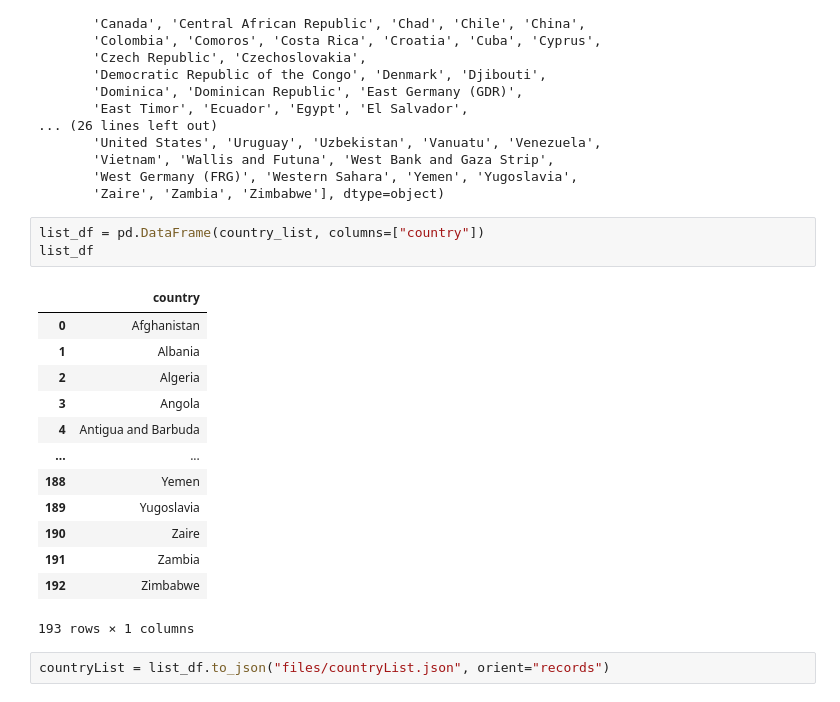
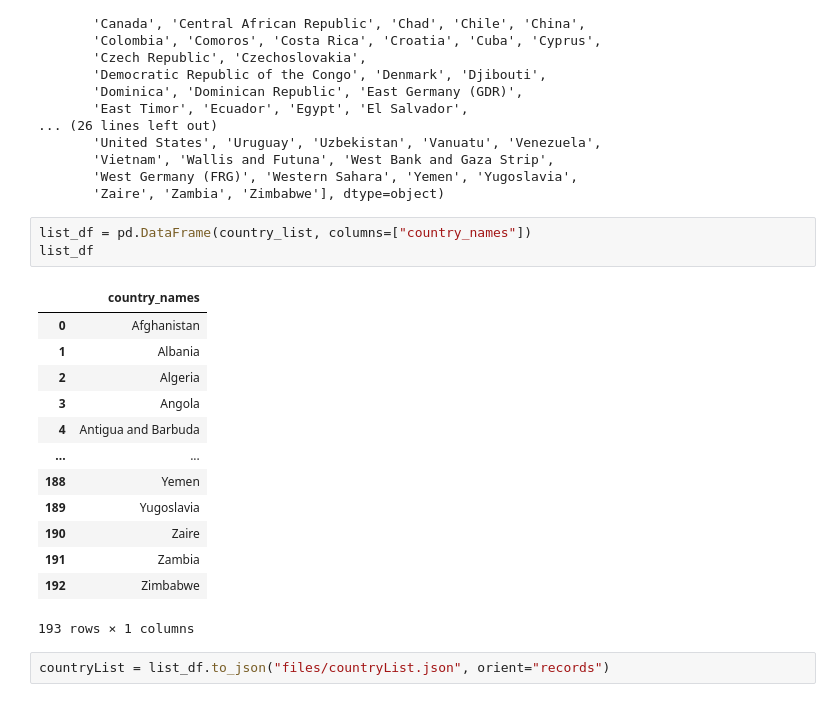
Before and after one commit to 52Godfrey/Resettling-Security-Project, a Jupyter notebook: Terrorism_data/terrorismdata.ipynb, the cells around one changed output. Drawn from its saved outputs; the diff is of its cells as text.

```diff
--- a/Terrorism_data/terrorismdata.ipynb
+++ b/Terrorism_data/terrorismdata.ipynb
@@ -241,10 +241,10 @@ array(['Afghanistan', 'Albania', 'Algeria', 'Angola',
        'West Germany (FRG)', 'Western Sahara', 'Yemen', 'Yugoslavia',
        'Zaire', 'Zambia', 'Zimbabwe'], dtype=object)
 # %%
-list_df = pd.DataFrame(country_list, columns=["country"])
+list_df = pd.DataFrame(country_list, columns=["country_names"])
 list_df
 # %% [output]
-|  | country |
+|  | country_names |
 | 0 | Afghanistan |
 | 1 | Albania |
 | 2 | Algeria |
```
Also changed, not shown: 5 other files.
